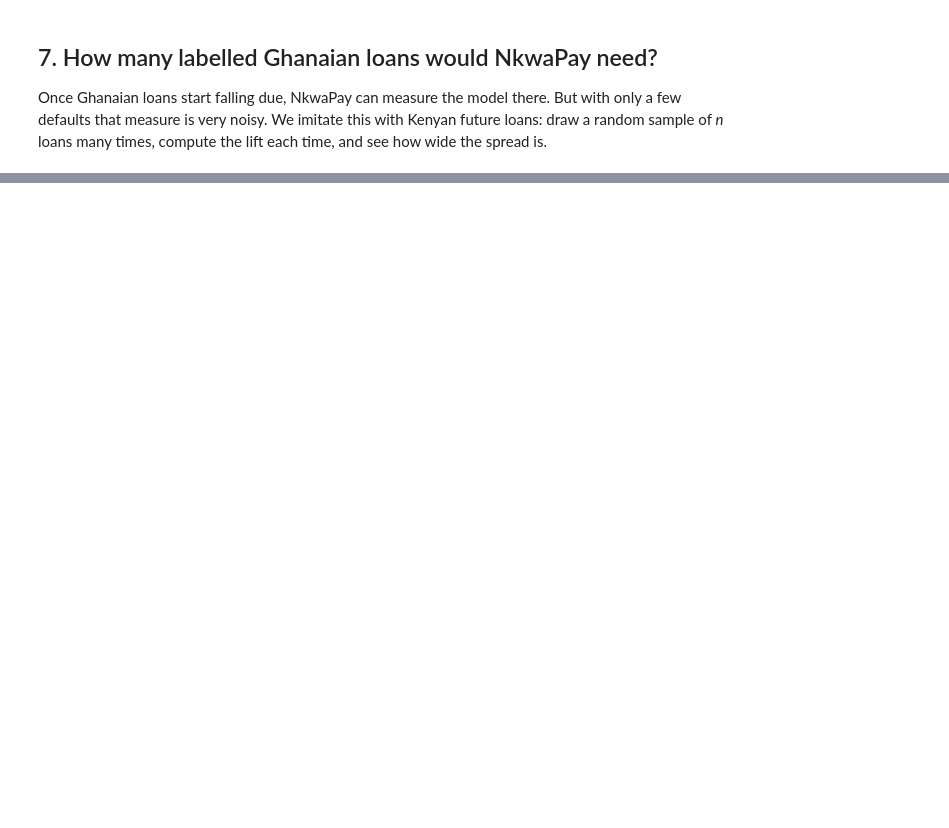
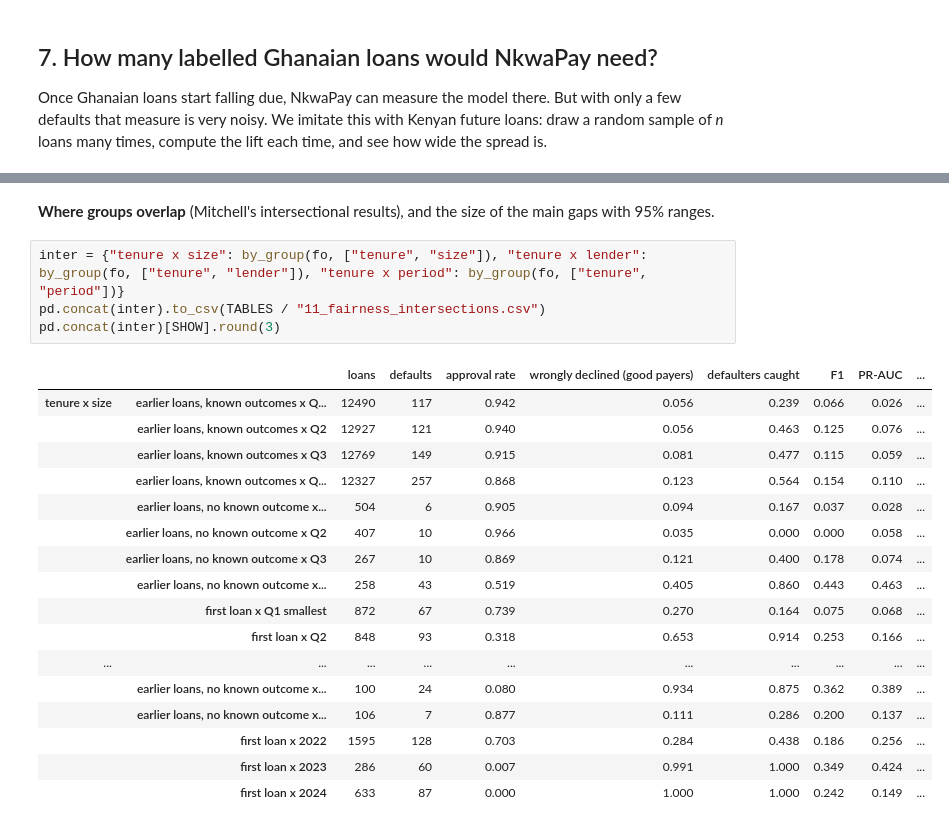
Before and after one commit to ASU-MICS-2028/mle-group-1-prosit-2, a Jupyter notebook: notebooks/04_transfer_and_fairness.ipynb, the cells around one changed output, grey strips where cells are left out. Drawn from its saved outputs; the diff is of its cells as text; blank space fills up the shorter version.

```diff
--- a/notebooks/04_transfer_and_fairness.ipynb
+++ b/notebooks/04_transfer_and_fairness.ipynb
@@ -532,0 +690,24 @@ The full write-up is in [learnings/10](../learnings/10_transfer.md), and the dec
+# %% [markdown]
+**Where groups overlap** (Mitchell's intersectional results), and the size of the main gaps with 95% ranges.
+# %%
+inter = {"tenure x size": by_group(fo, ["tenure", "size"]), "tenure x lender": by_group(fo, ["tenure", "lender"]), "tenure x period": by_group(fo, ["tenure", "period"])}
+pd.concat(inter).to_csv(TABLES / "11_fairness_intersections.csv")
+pd.concat(inter)[SHOW].round(3)
+# %% [output]
+|  |  | loans | defaults | approval rate | wrongly declined (good payers) | defaulters caught | F1 | PR-AUC | ... |
+| tenure x size | earlier loans, known outcomes x Q... | 12490 | 117 | 0.942 | 0.056 | 0.239 | 0.066 | 0.026 | ... |
+|  | earlier loans, known outcomes x Q2 | 12927 | 121 | 0.940 | 0.056 | 0.463 | 0.125 | 0.076 | ... |
+|  | earlier loans, known outcomes x Q3 | 12769 | 149 | 0.915 | 0.081 | 0.477 | 0.115 | 0.059 | ... |
+|  | earlier loans, known outcomes x Q... | 12327 | 257 | 0.868 | 0.123 | 0.564 | 0.154 | 0.110 | ... |
+|  | earlier loans, no known outcome x... | 504 | 6 | 0.905 | 0.094 | 0.167 | 0.037 | 0.028 | ... |
+|  | earlier loans, no known outcome x Q2 | 407 | 10 | 0.966 | 0.035 | 0.000 | 0.000 | 0.058 | ... |
+|  | earlier loans, no known outcome x Q3 | 267 | 10 | 0.869 | 0.121 | 0.400 | 0.178 | 0.074 | ... |
+|  | earlier loans, no known outcome x... | 258 | 43 | 0.519 | 0.405 | 0.860 | 0.443 | 0.463 | ... |
+|  | first loan x Q1 smallest | 872 | 67 | 0.739 | 0.270 | 0.164 | 0.075 | 0.068 | ... |
+|  | first loan x Q2 | 848 | 93 | 0.318 | 0.653 | 0.914 | 0.253 | 0.166 | ... |
+| ... | ... | ... | ... | ... | ... | ... | ... | ... | ... |
+|  | earlier loans, no known outcome x... | 100 | 24 | 0.080 | 0.934 | 0.875 | 0.362 | 0.389 | ... |
+|  | earlier loans, no known outcome x... | 106 | 7 | 0.877 | 0.111 | 0.286 | 0.200 | 0.137 | ... |
+|  | first loan x 2022 | 1595 | 128 | 0.703 | 0.284 | 0.438 | 0.186 | 0.256 | ... |
+|  | first loan x 2023 | 286 | 60 | 0.007 | 0.991 | 1.000 | 0.349 | 0.424 | ... |
+|  | first loan x 2024 | 633 | 87 | 0.000 | 1.000 | 1.000 | 0.242 | 0.149 | ... |
```
Also changed, not shown: parts of 32 cells of this notebook, 52 other files.
